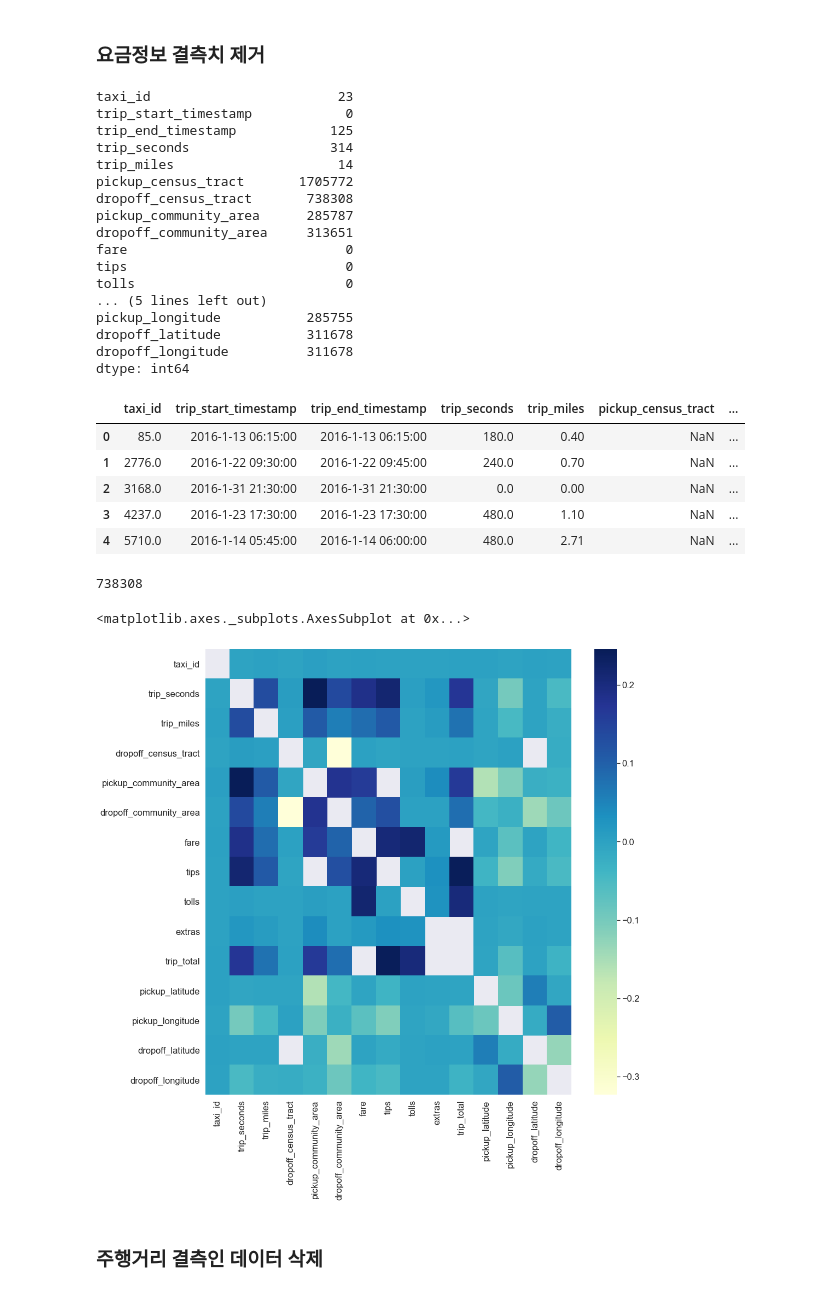
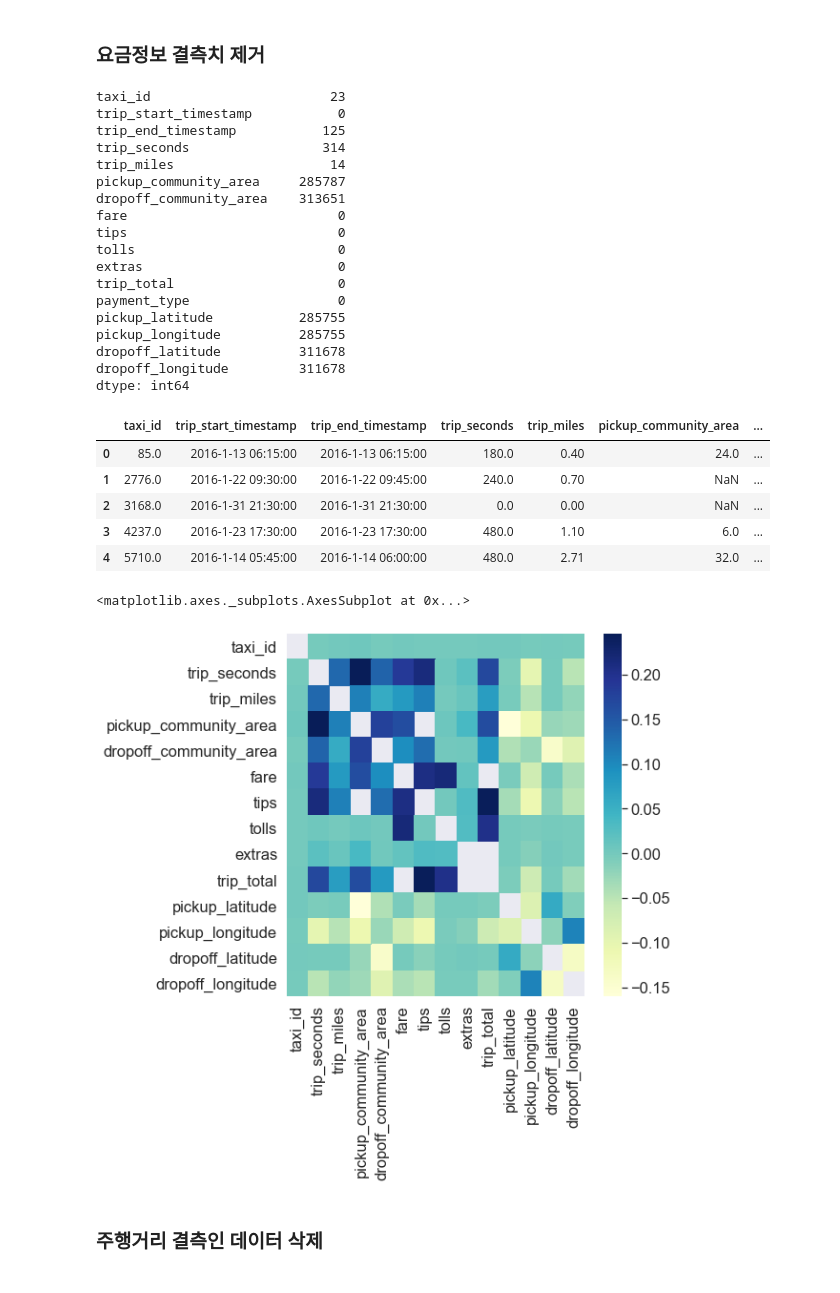
Before and after one commit to Hinterhalter/Kaggle, a Jupyter notebook: Chicago-taxi-rides.ipynb, the cells around one changed output. Saved outputs shown, nothing was run; the diff lists cells and outputs as text; code cells hidden in the pictures.

```diff
--- a/Chicago-taxi-rides.ipynb
+++ b/Chicago-taxi-rides.ipynb
@@ -197,3 +184,5 @@ jan.pickup_community_area.unique().__len__()
+# %%
+jan.drop(['pickup_census_tract', 'dropoff_census_tract','company'], axis=1, inplace=True)
 # %% [markdown]
 ## Data Preprocessing
 # %% [markdown]
@@ -205,48 +194,42 @@ jan.drop(labels=idx_list,axis=0,inplace=True)
 # %%
 jan.isnull().sum()
 # %% [output]
-taxi_id                        23
-trip_start_timestamp            0
-trip_end_timestamp            125
-trip_seconds                  314
-trip_miles                     14
-pickup_census_tract       1705772
-dropoff_census_tract       738308
-pickup_community_area      285787
-dropoff_community_area     313651
-fare                            0
-tips                            0
-tolls                           0
-... (5 lines left out)
-pickup_longitude           285755
-dropoff_latitude           311678
-dropoff_longitude          311678
+taxi_id                       23
+trip_start_timestamp           0
+trip_end_timestamp           125
+trip_seconds                 314
+trip_miles                    14
+pickup_community_area     285787
+dropoff_community_area    313651
+fare                           0
+tips                           0
+tolls                          0
+extras                         0
+trip_total                     0
+payment_type                   0
+pickup_latitude           285755
+pickup_longitude          285755
+dropoff_latitude          311678
+dropoff_longitude         311678
 dtype: int64
 # %%
 # row drop으로 인한 인덱스 재설정
 jan_1 = jan.reset_index().drop('index', axis = 1)
 jan_1.head()
 # %% [output]
-|  | taxi_id | trip_start_timestamp | trip_end_timestamp | trip_seconds | trip_miles | pickup_census_tract | ... |
-| 0 | 85.0 | 2016-1-13 06:15:00 | 2016-1-13 06:15:00 | 180.0 | 0.40 | NaN | ... |
+|  | taxi_id | trip_start_timestamp | trip_end_timestamp | trip_seconds | trip_miles | pickup_community_area | ... |
+| 0 | 85.0 | 2016-1-13 06:15:00 | 2016-1-13 06:15:00 | 180.0 | 0.40 | 24.0 | ... |
 | 1 | 2776.0 | 2016-1-22 09:30:00 | 2016-1-22 09:45:00 | 240.0 | 0.70 | NaN | ... |
 | 2 | 3168.0 | 2016-1-31 21:30:00 | 2016-1-31 21:30:00 | 0.0 | 0.00 | NaN | ... |
-| 3 | 4237.0 | 2016-1-23 17:30:00 | 2016-1-23 17:30:00 | 480.0 | 1.10 | NaN | ... |
-| 4 | 5710.0 | 2016-1-14 05:45:00 | 2016-1-14 06:00:00 | 480.0 | 2.71 | NaN | ... |
+| 3 | 4237.0 | 2016-1-23 17:30:00 | 2016-1-23 17:30:00 | 480.0 | 1.10 | 6.0 | ... |
+| 4 | 5710.0 | 2016-1-14 05:45:00 | 2016-1-14 06:00:00 | 480.0 | 2.71 | 32.0 | ... |
-# %%
-# pickup_census_tract, company는 결측치가 너무 많아 삭제한다.
-jan.drop(['pickup_census_tract', 'company'],axis=1, inplace = True)
-# %%
-jan['dropoff_census_tract'].isnull().sum()
-# %% [output]
-738308
 # %%
-plt.figure(figsize=(15,15))
-mask=jan.corr() > 0.3
+plt.figure(figsize=(7,7))
+mask=jan_1.corr() > 0.3
 sns.heatmap(jan.corr(),cmap='YlGnBu',mask=mask,fmt='.1g')
 # %% [output]
 <matplotlib.axes._subplots.AxesSubplot at 0x...>
-[figure, old version]
+[figure, new version]
 # %% [markdown]
 ### 주행거리 결측인 데이터 삭제
 # %%
```
Also changed, not shown: parts of 16 cells of this notebook, 4 other files.
